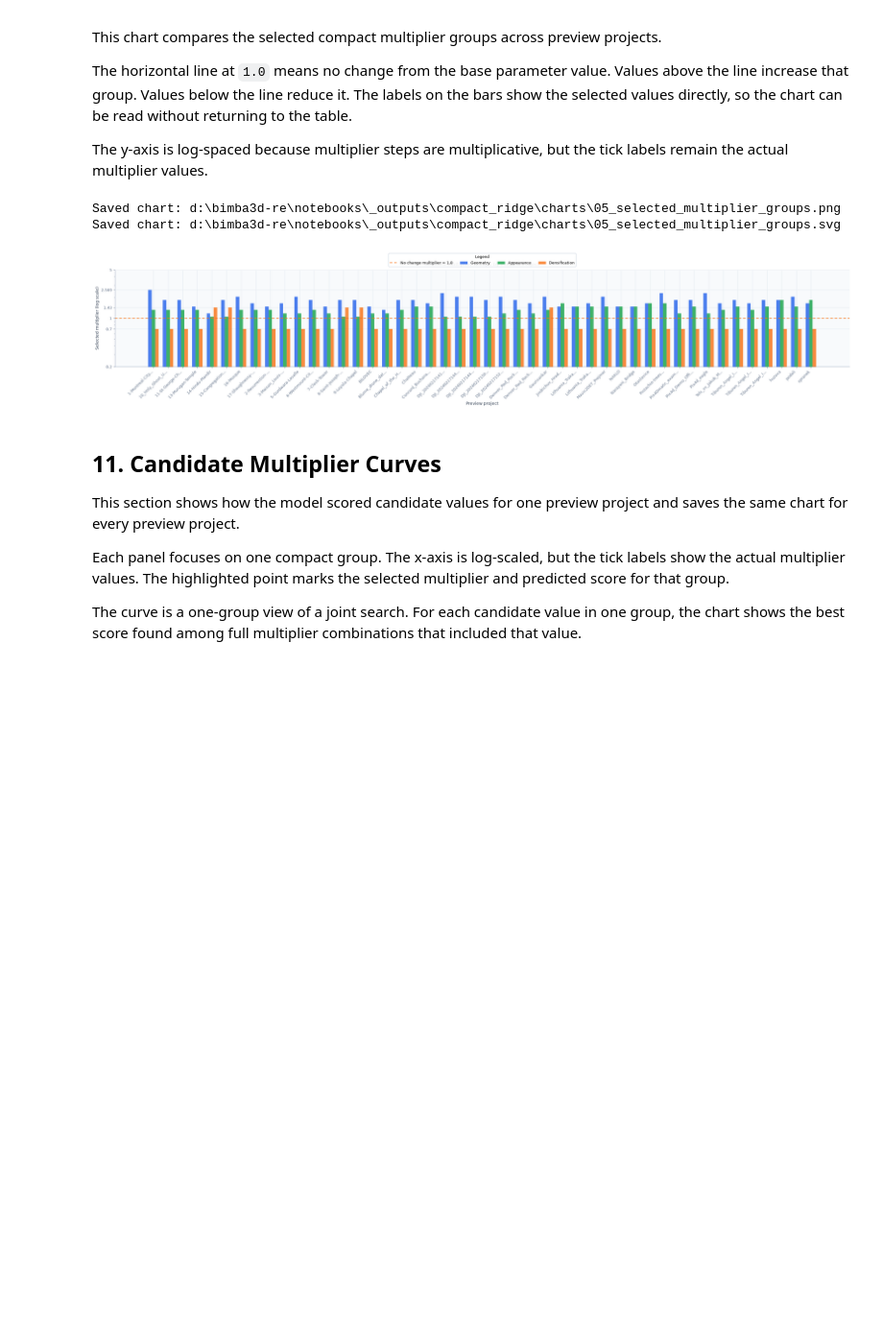
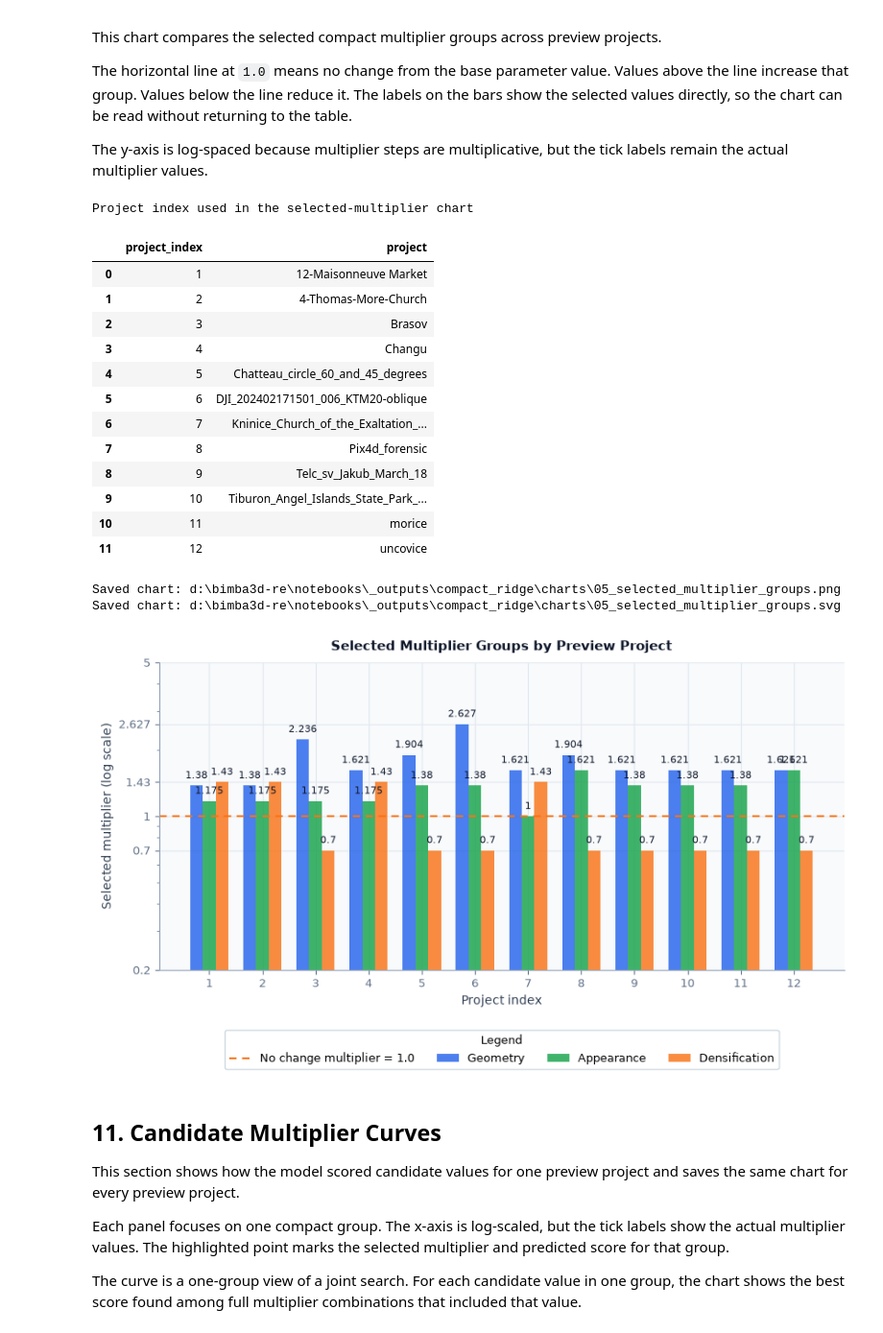
Before and after one commit to geomatupen/bimba3d-re, a Jupyter notebook: notebooks/featurewise_ridge_quality_scoring_model.ipynb, the cells around one changed output. Shown at 96% size. Drawn from its saved outputs; the diff is of its cells as text; code cells hidden in the pictures; blank space fills up the shorter version.

```diff
--- a/notebooks/featurewise_ridge_quality_scoring_model.ipynb
+++ b/notebooks/featurewise_ridge_quality_scoring_model.ipynb
@@ -565,7 +594,8 @@ def compact_raw_feature(features: dict[str, Any], name: str) -> float:
     if name == "overlap_proxy":
         return _feature_float(features, "overlap_proxy", 0.5)
     if name == "coverage_spread":
-        return _feature_float(features, "coverage_spread", 0.5)
+        # Treat 0.0 as unavailable coverage and use the neutral default, matching the model code.
+        return _feature_float(features, "coverage_spread", 0.5, positive=True)
     if name == "camera_angle_bucket":
         return _feature_float(features, "camera_angle_bucket", 0.0)
     if name == "heading_consistency":
@@ -1593,44 +1636,61 @@ The y-axis is log-spaced because multiplier steps are multiplicative, but the ti
 if not prediction_rows:
     print("No predictions to visualize.")
 else:
-    labels = [row["project_name"] for row in prediction_rows]
+    labels = [str(int(row.get("project_index", idx + 1))) for idx, row in enumerate(prediction_rows)]
     x = np.arange(len(labels))
     width = 0.24
-    fig, ax = plt.subplots(figsize=(max(10, len(labels) * 0.55), 5.2), constrained_layout=True)
+    fig, ax = plt.subplots(figsize=(max(10, len(labels) * 0.55), 5.8), constrained_layout=False)
     for offset, group in zip([-width, 0, width], COMPACT_MODEL_GROUP_KEYS):
         bars = ax.bar(
             x + offset,
             [row["group_multipliers"][group] for row in prediction_rows],
             width,
             label=GROUP_DISPLAY.get(group, group),
             color=GROUP_COLORS.get(group, CHART_COLORS["blue"]),
             alpha=0.82,
         )
         if len(labels) <= 12:
             annotate_bars(ax, bars, fmt_digits=3)
     selected_multiplier_values = [row["group_multipliers"][group] for row in prediction_rows for group in COMPACT_MODEL_GROUP_KEYS]
     set_multiplier_log_y_axis(ax, values=selected_multiplier_values)
     add_multiplier_reference_line(ax, label="No change multiplier = 1.0")
     ax.set_xticks(x)
-    ax.set_xticklabels([short_label(label, 18) for label in labels], rotation=45, ha="right", fontsize=8)
-    style_chart_axis(ax, title="Selected Multiplier Groups by Preview Project", xlabel="Preview project", ylabel="Selected multiplier (log scale)")
+    ax.set_xticklabels(labels, rotation=0, ha="center", fontsize=8)
+    style_chart_axis(ax, title="Selected Multiplier Groups by Preview Project", xlabel="Project index", ylabel="Selected multiplier (log scale)")
     ax.legend(
-        loc="lower center",
-        bbox_to_anchor=(0.5, 1.02),
+        loc="upper center",
+        bbox_to_anchor=(0.5, -0.18),
         ncol=4,
         fontsize=9,
         title="Legend",
         title_fontsize=9,
         frameon=True,
         framealpha=0.95,
         borderaxespad=0.4,
     )
+    fig.subplots_adjust(bottom=0.28, top=0.88)
+    print("Project index used in the selected-multiplier chart")
+    display(pd.DataFrame([{"project_index": row.get("project_index", idx + 1), "project": row["project_name"]} for idx, row in enumerate(prediction_rows)]))
     save_chart(fig, "05_selected_multiplier_groups")
     plt.show()
 # %% [output]
-Saved chart: d:\bimba3d-re\notebooks\_outputs\compact_ridge\charts\05_selected_multiplier_groups.png
-Saved chart: d:\bimba3d-re\notebooks\_outputs\compact_ridge\charts\05_selected_multiplier_groups.svg
+Project index used in the selected-multiplier chart
+|  | project_index | project |
+| 0 | 1 | 12-Maisonneuve Market |
+| 1 | 2 | 4-Thomas-More-Church |
+| 2 | 3 | Brasov |
+| 3 | 4 | Changu |
+| 4 | 5 | Chatteau_circle_60_and_45_degrees |
+| 5 | 6 | DJI_202402171501_006_KTM20-oblique |
+| 6 | 7 | Kninice_Church_of_the_Exaltation_... |
+| 7 | 8 | Pix4d_forensic |
+| 8 | 9 | Telc_sv_Jakub_March_18 |
+| 9 | 10 | Tiburon_Angel_Islands_State_Park_... |
+| 10 | 11 | morice |
+| 11 | 12 | uncovice |
+Saved chart: d:\bimba3d-re\notebooks\_outputs\compact_ridge\charts\05_selected_multiplier_groups.png
+Saved chart: d:\bimba3d-re\notebooks\_outputs\compact_ridge\charts\05_selected_multiplier_groups.svg
-[figure, old version]
+[figure, new version]
 # %% [markdown]
 ## 11. Candidate Multiplier Curves
 
```
Also changed, not shown: parts of 10 cells of this notebook, 56 other files.
